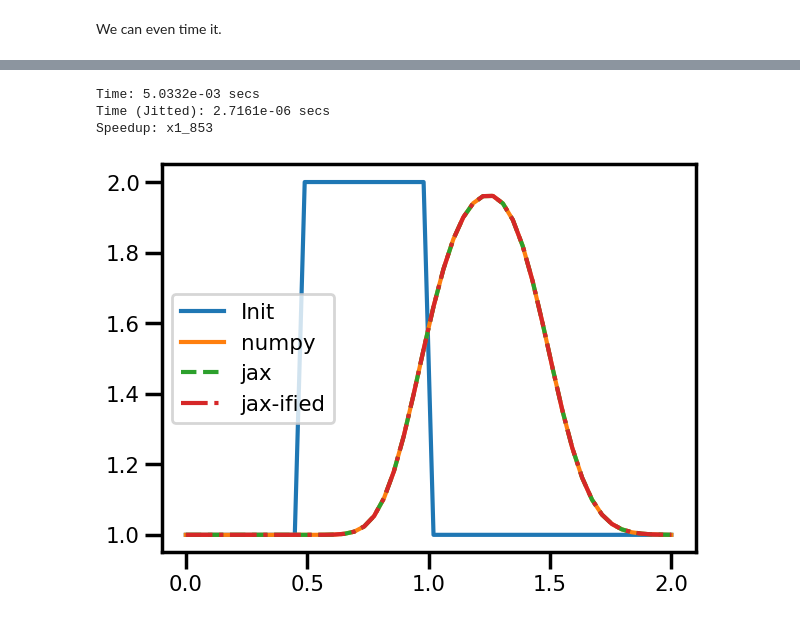
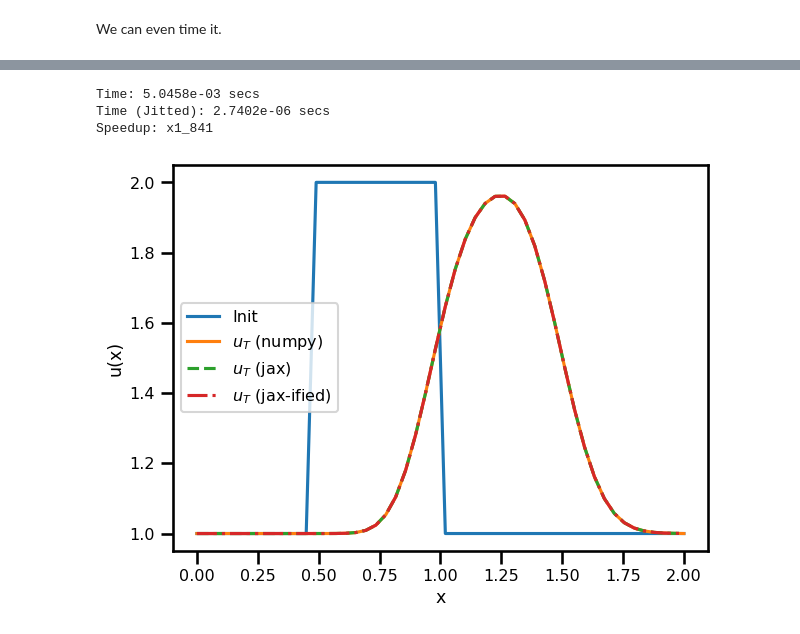
Before and after one commit to jejjohnson/jaxsw, a Jupyter notebook: notebooks/dev/eman/12_steps_2_NS/1.1_linear_convection.ipynb, the cells around one changed output, grey strips where cells are left out. Cells and saved outputs as stored; diff of their text form; code cells hidden in the pictures.

```diff
--- a/notebooks/dev/eman/12_steps_2_NS/1.1_linear_convection.ipynb
+++ b/notebooks/dev/eman/12_steps_2_NS/1.1_linear_convection.ipynb
@@ -51,7 +51,7 @@ from jaxtyping import Float, Array, PyTree
 import wandb
 
 sns.reset_defaults()
-sns.set_context(context="poster", font_scale=0.7)
+sns.set_context(context="talk", font_scale=0.7)
 jax.config.update("jax_enable_x64", True)
 
 %matplotlib inline
@@ -341,6 +347,6 @@ $$
 $$ (bd)
 # %%
 # 1st order backwards finite difference operator
-@kex.kmap(kernel_size=(2,), padding="valid", relative=True)
+@kex.kmap(kernel_size=(2,), padding="valid", relative=True, named_axis={0: "i"})
 def fd_back(u: Float[Array, "2"], dx: PyTree[float]) -> Float[Array, ""]:
-    return (u[1] - u[0]) / dx
+    return (u["i+1"] - u["i"]) / dx
@@ -438,9 +450,9 @@ print(f"Time (Jitted): {j_step.average:.4e} secs")
 speedup = n_step.average/j_step.average
 print(f"Speedup: x{speedup:_.0f}")
 # %% [output]
-Time: 5.0332e-03 secs
-Time (Jitted): 2.7161e-06 secs
-Speedup: x1_853
+Time: 5.0458e-03 secs
+Time (Jitted): 2.7402e-06 secs
+Speedup: x1_841
 # %%
 # initialize u from grid
 u = init_u_fn(x_grid)
@@ -458,11 +470,14 @@ solns["jaxify"] = u
 # %%
 fig, ax = plt.subplots()
 ax.plot(x_grid, u_init, label="Init")
-ax.plot(x_grid, solns["numpy"], label="numpy", linestyle="-")
-ax.plot(x_grid, solns["jax"], label="jax", linestyle="--")
-ax.plot(x_grid, solns["jaxify"], label="jax-ified", linestyle="-.")
+ax.plot(x_grid, solns["numpy"], label="$u_T$ (numpy)", linestyle="-")
+ax.plot(x_grid, solns["jax"], label="$u_T$ (jax)", linestyle="--")
+ax.plot(x_grid, solns["jaxify"], label="$u_T$ (jax-ified)", linestyle="-.")
+ax.set(
+    xlabel="x", ylabel="u(x)",
+)
 plt.legend()
 plt.tight_layout()
 plt.show()
 # %% [output]
-[figure, old version]
+[figure, new version]
```
Also changed, not shown: parts of 11 cells of this notebook, 1 other file.
